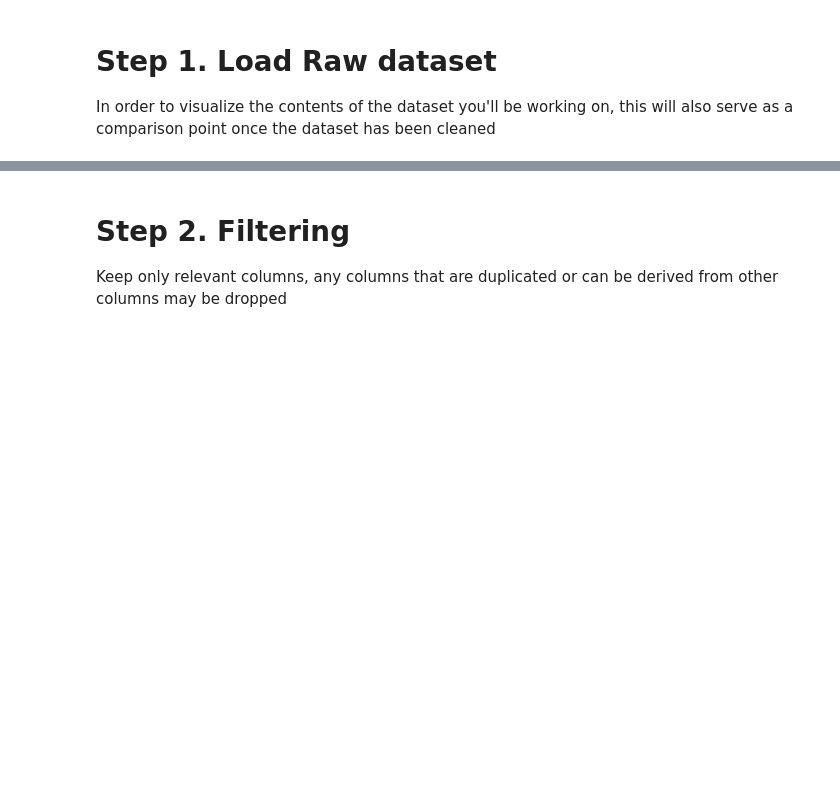
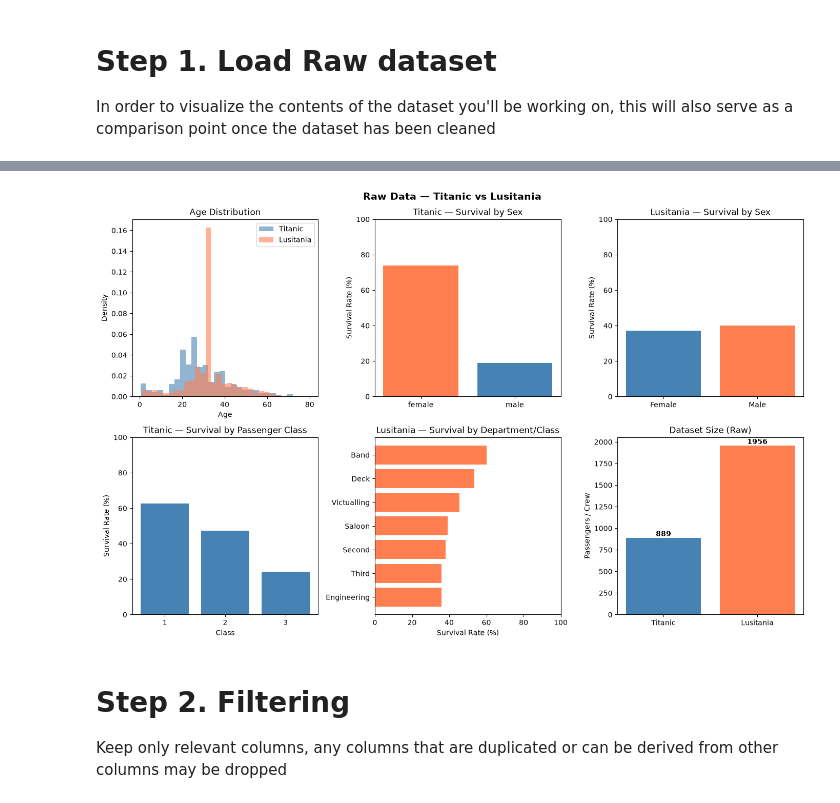
Before and after one commit to 4vince/MIH_MachineLearning, a Jupyter notebook: MIH_ML.ipynb, the cells around one changed output, grey strips where cells are left out. Cells and saved outputs as stored; diff of their text form; code cells hidden in the pictures; blank space fills up the shorter version.

Commit message:
finished data cleaning

```diff
--- a/MIH_ML.ipynb
+++ b/MIH_ML.ipynb
@@ -66,3 +70,60 @@ df2.head(20)
+# %%
+import matplotlib.pyplot as plt
+import numpy as np
+
+fig, axes = plt.subplots(2, 3, figsize=(14, 9))
+fig.suptitle("Raw Data — Titanic vs Lusitania", fontsize=14, fontweight="bold")
+
+# 1. Age distribution (overlaid histogram)
+axes[0, 0].hist(df["Age"].dropna(), bins=30, alpha=0.6, density=True, label="Titanic", color="steelblue")
+axes[0, 0].hist(df2["Age"].dropna(), bins=30, alpha=0.6, density=True, label="Lusitania", color="coral")
+axes[0, 0].set_xlabel("Age"); axes[0, 0].set_ylabel("Density")
+axes[0, 0].legend(); axes[0, 0].set_title("Age Distribution")
+
+# 2. Titanic — Survival by Sex
+t_sex = df.groupby("Sex")["Survived"].mean()
+bar_colors = ["coral", "steelblue"]
+if "male" in t_sex.index and "female" in t_sex.index:
+    bar_colors = ["steelblue" if s == "male" else "coral" for s in t_sex.index]
+axes[0, 1].bar(t_sex.index, t_sex.values * 100, color=bar_colors)
+axes[0, 1].set_title("Titanic — Survival by Sex")
+axes[0, 1].set_ylabel("Survival Rate (%)"); axes[0, 1].set_ylim(0, 100)
+
+# 3. Lusitania — Survival by Sex
+l_sex = df2.groupby("Sex")["Fate"].apply(lambda x: (x == "Saved").mean())
+if "Male" in l_sex.index and "Female" in l_sex.index:
+    bar_colors2 = ["steelblue", "coral"]
+else:
+    bar_colors2 = ["coral", "steelblue"]
+axes[0, 2].bar(l_sex.index, l_sex.values * 100, color=bar_colors2)
+axes[0, 2].set_title("Lusitania — Survival by Sex")
+axes[0, 2].set_ylabel("Survival Rate (%)"); axes[0, 2].set_ylim(0, 100)
+
+# 4. Titanic — Survival by Pclass
+t_cls = df.groupby("Pclass")["Survived"].mean()
+axes[1, 0].bar(t_cls.index.astype(str), t_cls.values * 100, color="steelblue")
+axes[1, 0].set_title("Titanic — Survival by Passenger Class")
+axes[1, 0].set_xlabel("Class"); axes[1, 0].set_ylabel("Survival Rate (%)")
+axes[1, 0].set_ylim(0, 100)
+
+# 5. Lusitania — Survival by Department/Class
+l_cls = df2.groupby("Department/Class")["Fate"].apply(lambda x: (x == "Saved").mean()).sort_values()
+axes[1, 1].barh(l_cls.index, l_cls.values * 100, color="coral")
+axes[1, 1].set_title("Lusitania — Survival by Department/Class")
+axes[1, 1].set_xlabel("Survival Rate (%)"); axes[1, 1].set_xlim(0, 100)
+
+# 6. Dataset size comparison
+sizes = [len(df), len(df2)]
+axes[1, 2].bar(["Titanic", "Lusitania"], sizes, color=["steelblue", "coral"])
+axes[1, 2].set_title("Dataset Size (Raw)")
+axes[1, 2].set_ylabel("Passengers / Crew")
+for i, v in enumerate(sizes):
+    axes[1, 2].text(i, v + 20, str(v), ha="center", fontweight="bold")
+
+plt.tight_layout()
+plt.show()
+# %% [output]
+[figure, added]
 # %% [markdown]
 # Step 2. Filtering
 Keep only relevant columns, any columns that are duplicated or can be derived from other columns may be dropped
```
Also changed, not shown: parts of 24 cells of this notebook, 5 other files.
